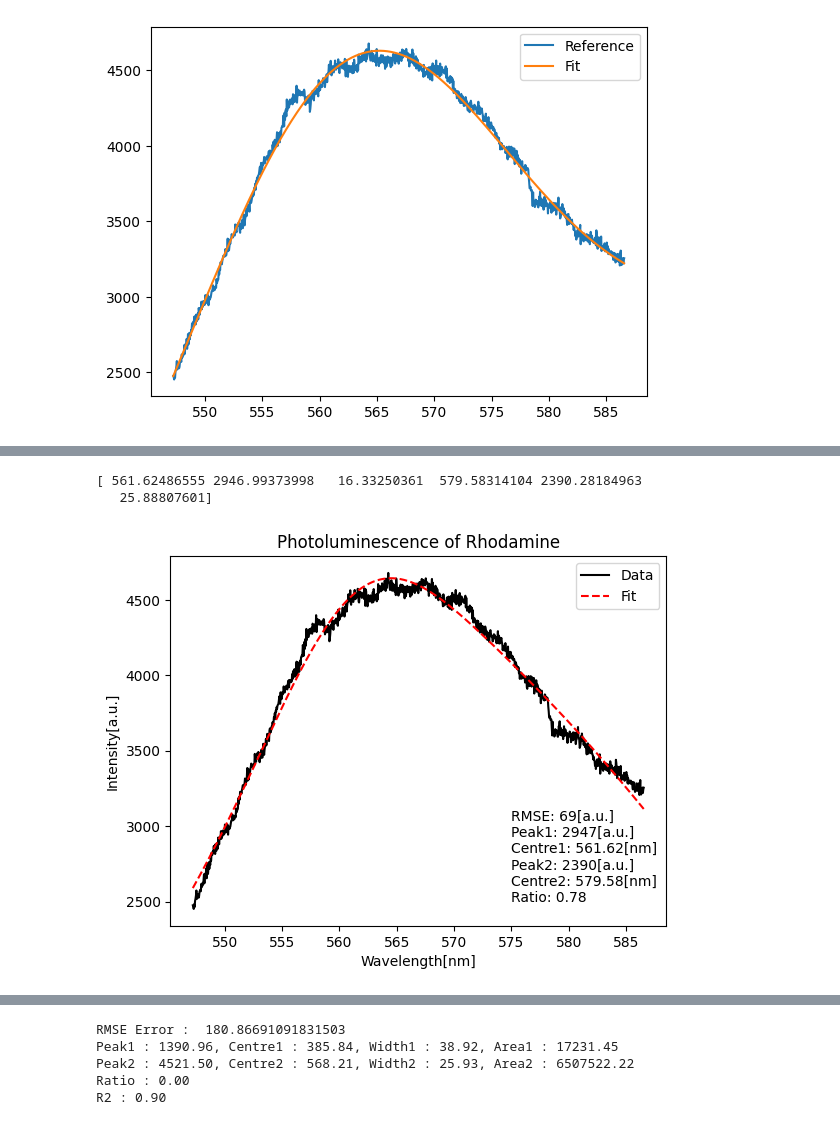
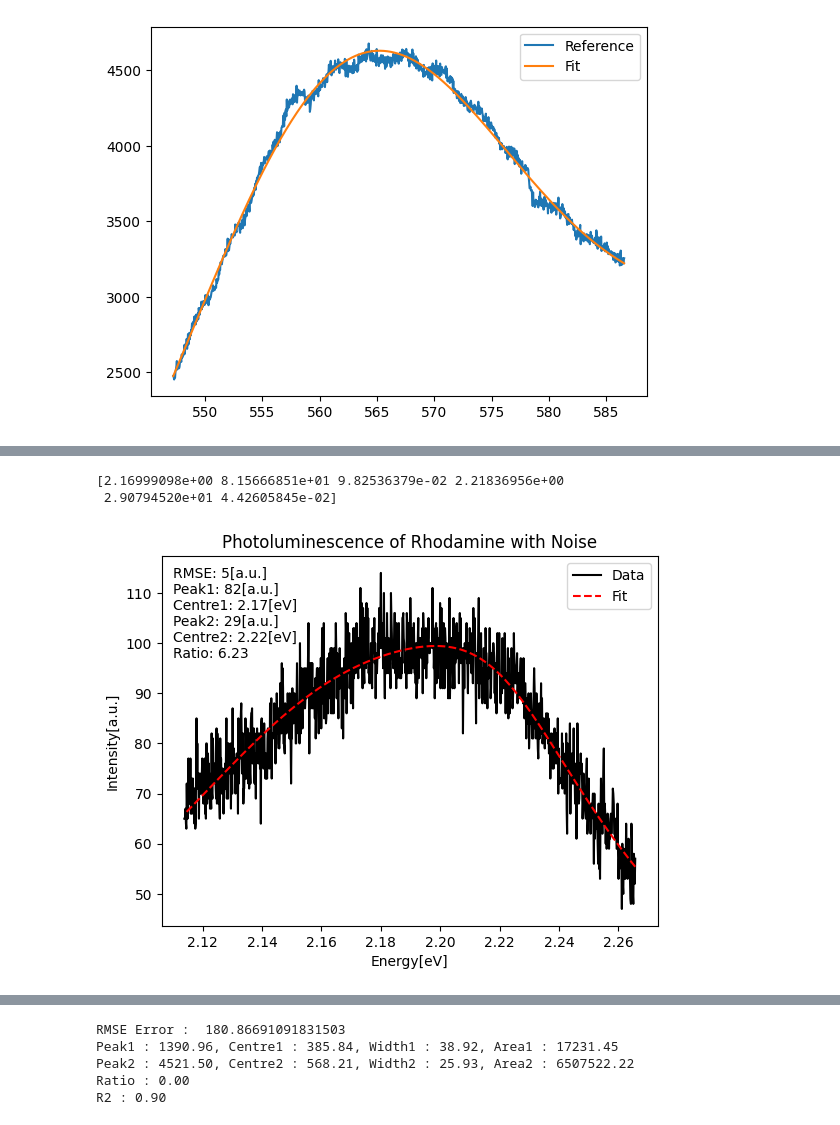
Before and after one commit to IntermidiatePhysicsExperiment/Photoluminescence, a Jupyter notebook: EDA/01_Rhodamine.ipynb, the cells around one changed output, grey strips where cells are left out. Cells and saved outputs as stored; diff of their text form; code cells hidden in the pictures.

Commit message:
Rhodamine in Energy

```diff
--- a/EDA/01_Rhodamine.ipynb
+++ b/EDA/01_Rhodamine.ipynb
@@ -37,28 +69,29 @@ plt.legend()
 # %%
 func = lambda x, cen1, amp1, wid1, cen2, amp2, wid2: amp1 / (((x - cen1)/wid1)**2+1) + amp2 / (((x - cen2)/wid2)**2+1)
-p0 = [692, 4000, 100, 694, 4000, 100]
-x = reference['Wavelength[nm]']
-y = reference['Intensity[a.u.]']
+p0 = [2.16, 100, 0.05, 2.22, 100, 0.05]
+x = reference_noise['Wavelength[nm]']
+y = reference_noise['Intensity[a.u.]']
+x = h * c / (x * 1e-9) / eV # nm to eV
 popt, pcov = scipy.optimize.curve_fit(func, x, y, p0=p0)
 mid1, mid2 = popt[0], popt[3]; peak1, peak2 = popt[1], popt[4]; wid1, wid2 = popt[2], popt[5]
 area1 = peak1 * wid1 * np.pi; area2 = peak2 * wid2 * np.pi
 ratio = area1 / area2
 loss = np.mean((y - func(x, *popt))**2)
 plt.plot(x, y, label='Data', color='black')
 plt.plot(x, func(x, *popt), label='Fit', color='red', linestyle='--')
 plt.legend()
-plt.title(f'Photoluminescence of Rhodamine')
-plt.xlabel('Wavelength[nm]')
+plt.title(f'Photoluminescence of Rhodamine with Noise')
+plt.xlabel('Energy[eV]')
 plt.ylabel('Intensity[a.u.]')
-plt.text(575, 2500, f"""RMSE: {np.sqrt(loss):.0f}[a.u.]
+plt.text(2.11, 97, f"""RMSE: {np.sqrt(loss):.0f}[a.u.]
 Peak1: {peak1:.0f}[a.u.]
-Centre1: {mid1:.2f}[nm]
+Centre1: {mid1:.2f}[eV]
 Peak2: {peak2:.0f}[a.u.]
-Centre2: {mid2:.2f}[nm]
+Centre2: {mid2:.2f}[eV]
 Ratio: {ratio:.2f}""")
 print(popt)
-plt.savefig('output/Rhodamine/Rhodamine.png', dpi=400)
+plt.savefig('output/Rhodamine/Rhodamine_Noise.png', dpi=400)
 # %% [output]
-[ 561.62486555 2946.99373998   16.33250361  579.58314104 2390.28184963
-   25.88807601]
+[2.16999098e+00 8.15666851e+01 9.82536379e-02 2.21836956e+00
+ 2.90794520e+01 4.42605845e-02]
-[figure, old version]
+[figure, new version]
```
Also changed, not shown: parts of 2 cells of this notebook, 2 other files.
